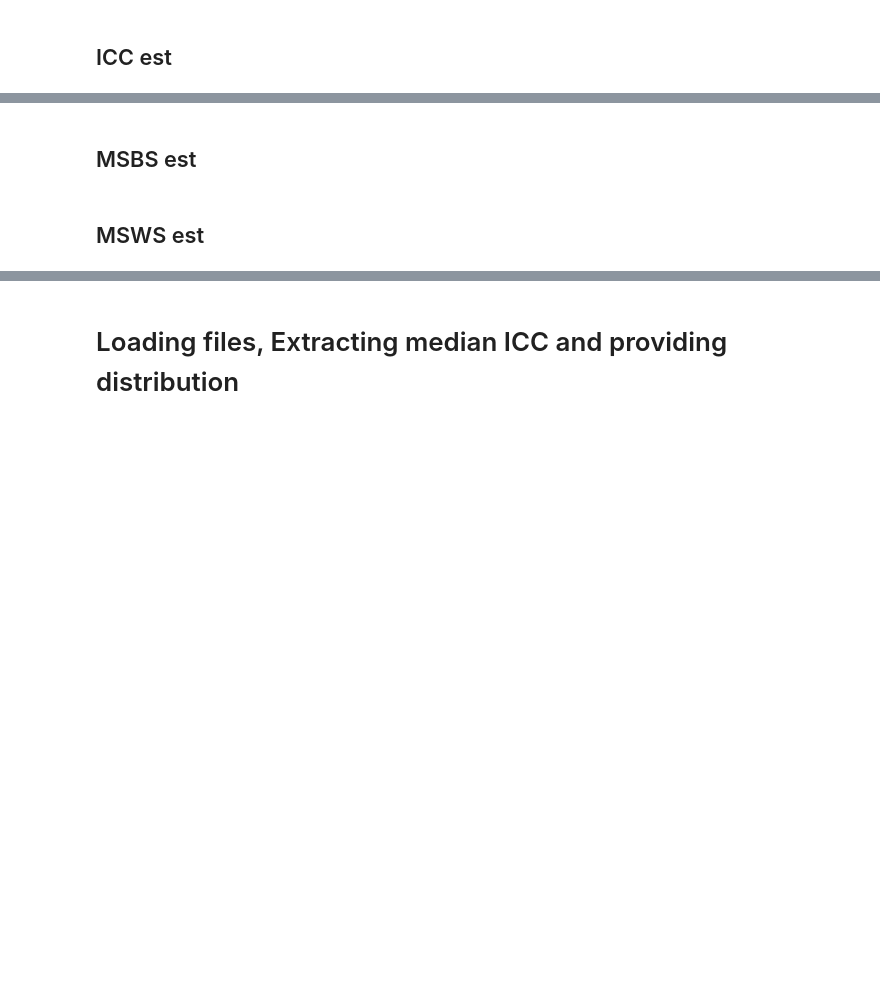
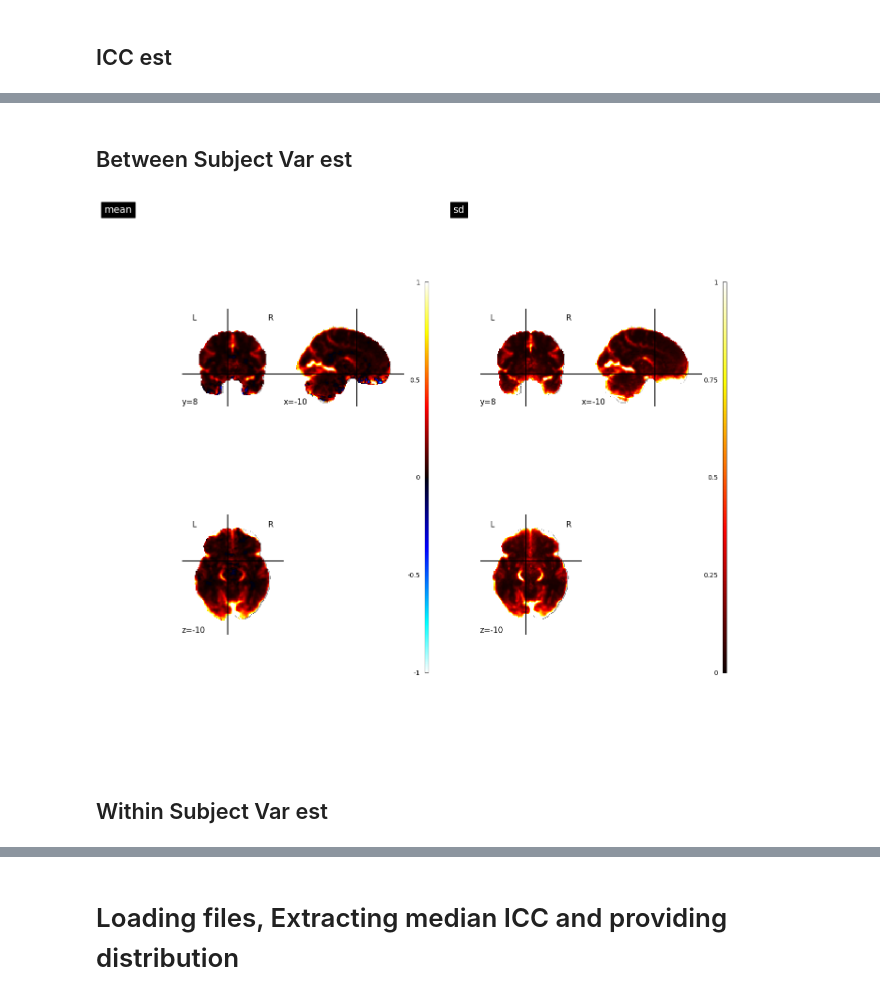
Before and after one commit to demidenm/Multiverse_Reliability, a Jupyter notebook: Stage2_Code/session-analyses.ipynb, the cells around one changed output, grey strips where cells are left out. Drawn from its saved outputs; the diff is of its cells as text; code cells hidden in the pictures; blank space fills up the shorter version.

Commit message:
reran corrected ABCD vol trim & refactor brain_icc for between & within sub var

```diff
--- a/Stage2_Code/session-analyses.ipynb
+++ b/Stage2_Code/session-analyses.ipynb
@@ -283,9 +283,9 @@ else:
 # icc
 icc_imgs = sorted(glob(os.path.join(icc_est,"*stat-est.nii.gz")))
 # msbs
-bs_imgs = sorted(glob(os.path.join(icc_est,"*stat-msbtwn.nii.gz")))
+bs_imgs = sorted(glob(os.path.join(icc_est,"*stat-btwnsub.nii.gz")))
 # msws
-ws_imgs = sorted(glob(os.path.join(icc_est,"*stat-mswthn.nii.gz")))
+ws_imgs = sorted(glob(os.path.join(icc_est,"*stat-wthnsub.nii.gz")))
 
 print("Acquired lists:",
       len(icc_imgs),len(bs_imgs),len(ws_imgs))
@@ -328,15 +332,17 @@ plot_icc_maps(maps=icc_maps, names=icc_names,
 # %% [markdown]
-## MSBS est
+## Between Subject Var est
 # %%
 bs_mean, bs_sd = mean_sd_img(bs_imgs)
 # %%
 bs_maps = [bs_mean, bs_sd]
 bs_names = ['bs_mean', 'bs_sd']
 
 plot_icc_maps(maps=bs_maps, names=bs_names,
-              coordinates=(-10, 8, -10),vmax=3)
+              coordinates=(-10, 8, -10),vmax=1)
+# %% [output]
+[figure, added]
 # %% [markdown]
-## MSWS est
+## Within Subject Var est
 # %%
 ws_mean, ws_sd = mean_sd_img(ws_imgs)
 # %%
```
Also changed, not shown: parts of 26 cells of this notebook, 10 other files.
